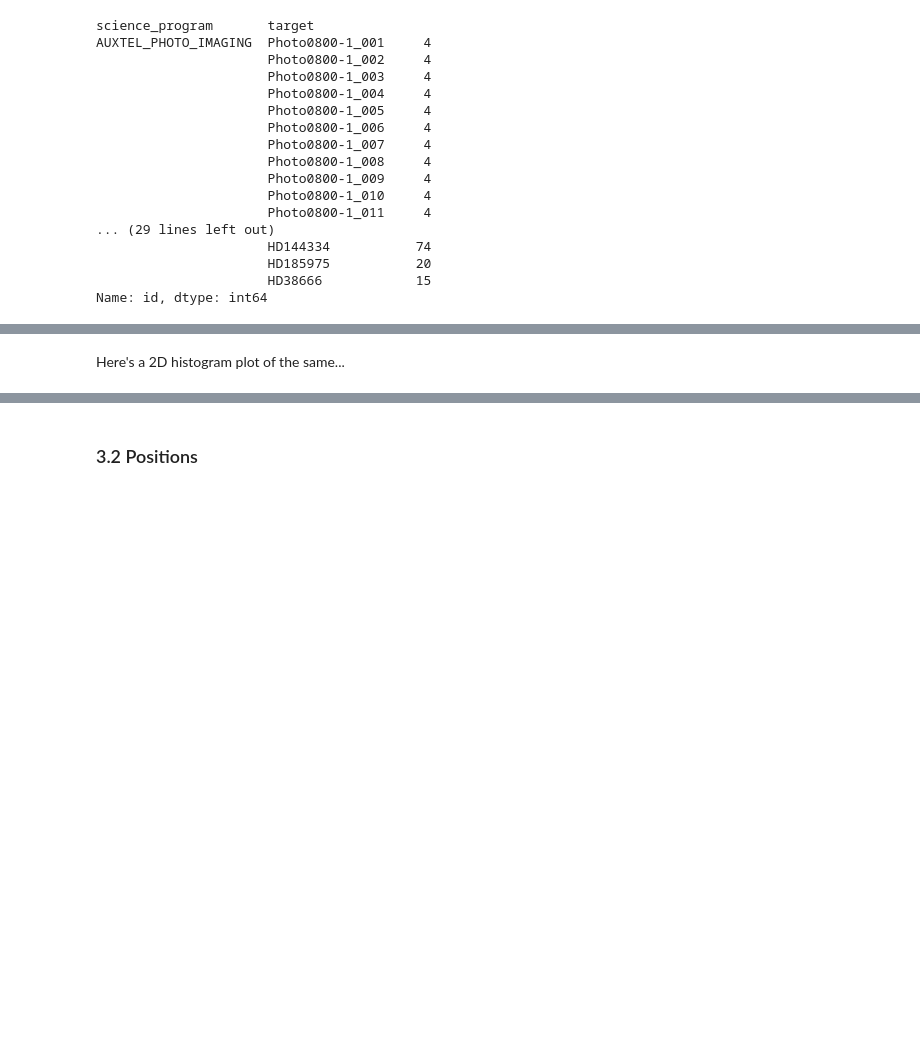
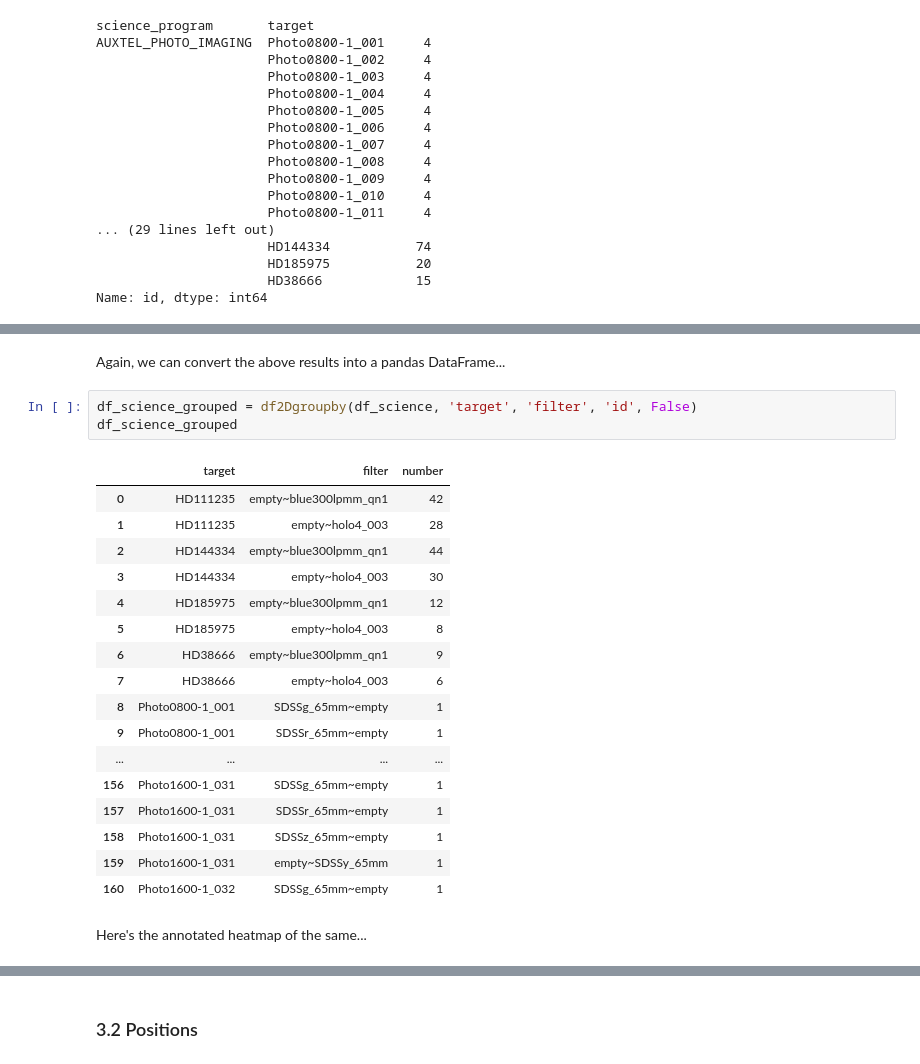
Before and after one commit to lsst-dm/vv-team-notebooks, a Jupyter notebook: notebooks/PREOPS-5002-target-report.ipynb, the cells around one changed output, grey strips where cells are left out. Saved outputs shown, nothing was run; the diff lists cells and outputs as text; blank space fills up the shorter version.

```diff
--- a/notebooks/PREOPS-5002-target-report.ipynb
+++ b/notebooks/PREOPS-5002-target-report.ipynb
@@ -379,6 +499,29 @@ Photo0800-1_001  SDSSg_65mm~empty          1
                  empty~SDSSy_65mm          1
 Photo1600-1_032  SDSSg_65mm~empty          1
 Name: id, dtype: int64
+# %% [markdown]
+Again, we can convert the above results into a pandas DataFrame...
+# %%
+df_science_grouped = df2Dgroupby(df_science, 'target', 'filter', 'id', False)
+df_science_grouped
+# %% [output]
+|  | target | filter | number |
+| 0 | HD111235 | empty~blue300lpmm_qn1 | 42 |
+| 1 | HD111235 | empty~holo4_003 | 28 |
+| 2 | HD144334 | empty~blue300lpmm_qn1 | 44 |
+| 3 | HD144334 | empty~holo4_003 | 30 |
+| 4 | HD185975 | empty~blue300lpmm_qn1 | 12 |
+| 5 | HD185975 | empty~holo4_003 | 8 |
+| 6 | HD38666 | empty~blue300lpmm_qn1 | 9 |
+| 7 | HD38666 | empty~holo4_003 | 6 |
+| 8 | Photo0800-1_001 | SDSSg_65mm~empty | 1 |
+| 9 | Photo0800-1_001 | SDSSr_65mm~empty | 1 |
+| ... | ... | ... | ... |
+| 156 | Photo1600-1_031 | SDSSg_65mm~empty | 1 |
+| 157 | Photo1600-1_031 | SDSSr_65mm~empty | 1 |
+| 158 | Photo1600-1_031 | SDSSz_65mm~empty | 1 |
+| 159 | Photo1600-1_031 | empty~SDSSy_65mm | 1 |
+| 160 | Photo1600-1_032 | SDSSg_65mm~empty | 1 |
 # %% [markdown]
-Here's a 2D histogram plot of the same...
+Here's the annotated heatmap of the same...
 # %%
```
Also changed, not shown: parts of 33 cells of this notebook.
